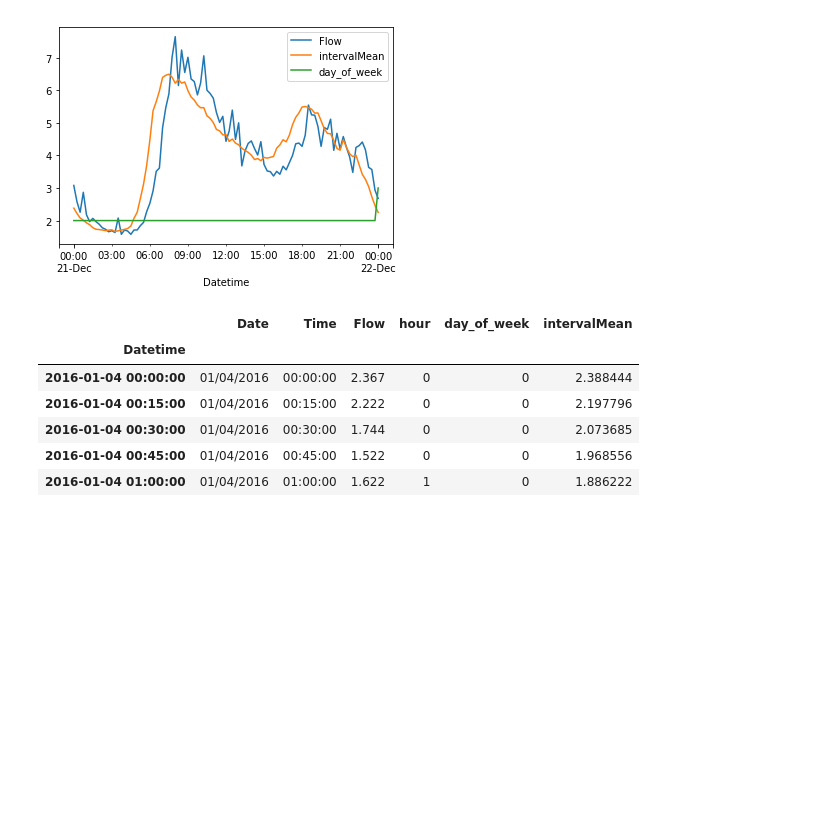
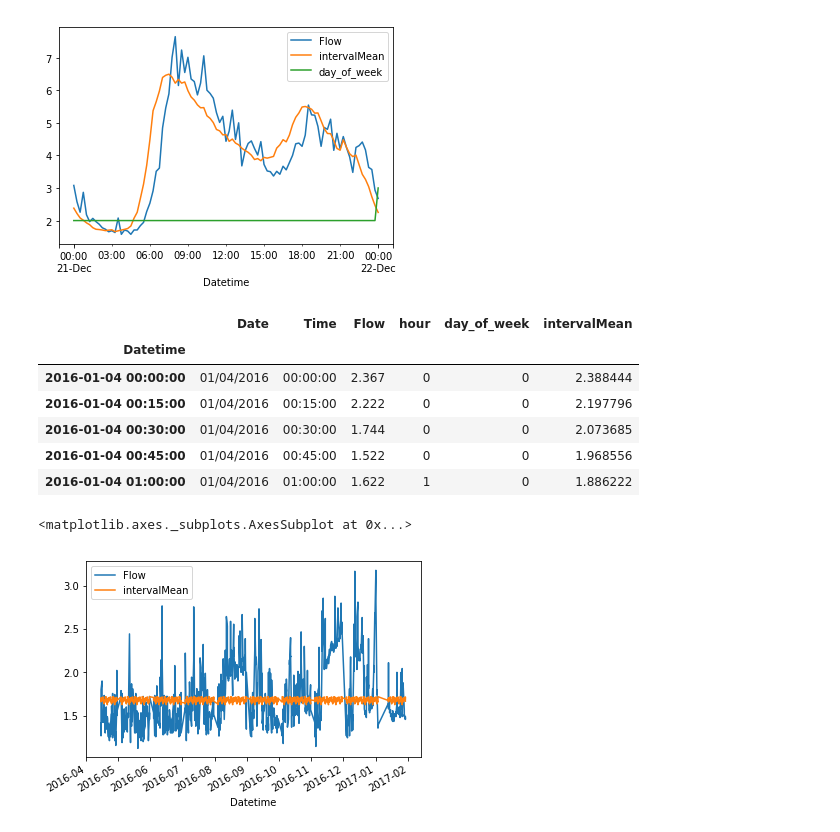
Before and after one commit to dicksonl/yorkshirewaterdatadive, a Jupyter notebook: JuneDataDive.ipynb, the cells around one changed output. Saved outputs shown, nothing was run; the diff lists cells and outputs as text; code cells hidden in the pictures; blank space fills up the shorter version.

```diff
--- a/JuneDataDive.ipynb
+++ b/JuneDataDive.ipynb
@@ -224,3 +224,18 @@ dma.head()
 | 2016-01-04 00:30:00 | 01/04/2016 | 00:30:00 | 1.744 | 0 | 0 | 2.073685 |
 | 2016-01-04 00:45:00 | 01/04/2016 | 00:45:00 | 1.522 | 0 | 0 | 1.968556 |
 | 2016-01-04 01:00:00 | 01/04/2016 | 01:00:00 | 1.622 | 1 | 0 | 1.886222 |
+# %%
+baseline = dma[dma['hour'] == 3]
+baseline = baseline['2016-04-15 00:00:00' : '2017-01-30 00:00:00']
+baseline = baseline[['Flow', 'intervalMean']]
+# Repairs
+#96 steps per day
+#09/08/2016
+#30/08/2016
+#20/12/2016
+#03/01/2017
+# %%
+baseline.plot()
+# %% [output]
+<matplotlib.axes._subplots.AxesSubplot at 0x...>
+[figure, added]
```
Also changed, not shown: 1 other file.
